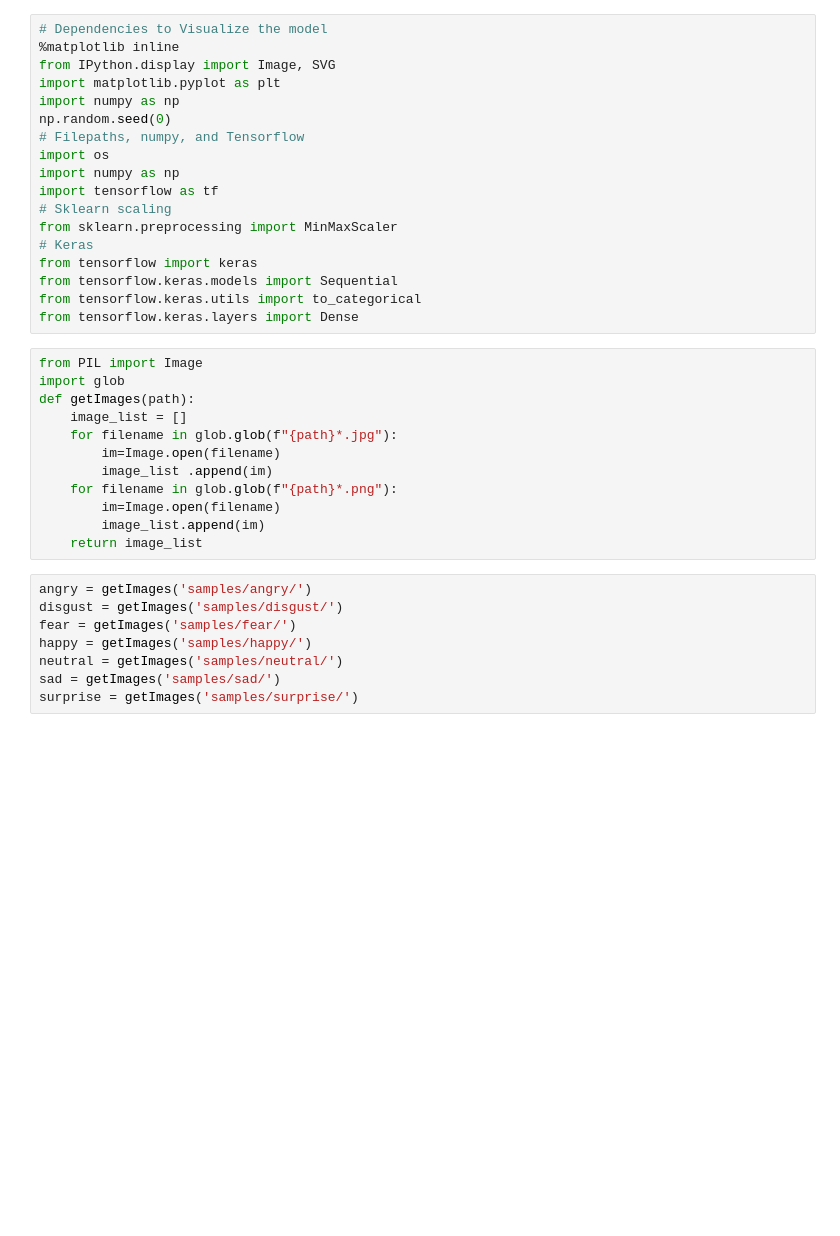
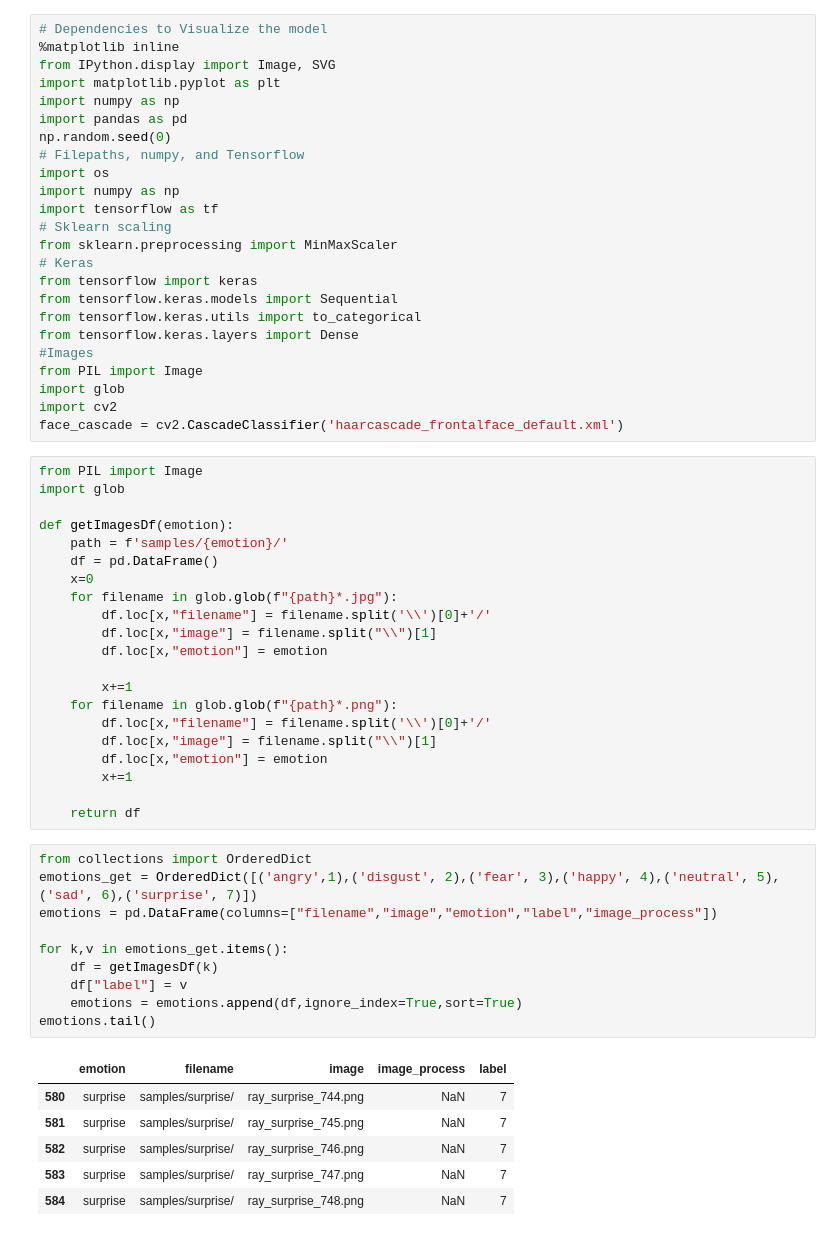
Before and after one commit to bethanylindberg/Xpressy, a Jupyter notebook: DataProcess.ipynb, the cells around one changed output. Saved outputs shown, nothing was run; the diff lists cells and outputs as text; blank space fills up the shorter version.

```diff
--- a/DataProcess.ipynb
+++ b/DataProcess.ipynb
@@ -4,6 +4,7 @@
 from IPython.display import Image, SVG
 import matplotlib.pyplot as plt
 import numpy as np
+import pandas as pd
 np.random.seed(0)
 # Filepaths, numpy, and Tensorflow
 import os
@@ -16,23 +17,46 @@ from tensorflow import keras
 from tensorflow.keras.models import Sequential
 from tensorflow.keras.utils import to_categorical
 from tensorflow.keras.layers import Dense
+#Images
+from PIL import Image
+import glob
+import cv2
+face_cascade = cv2.CascadeClassifier('haarcascade_frontalface_default.xml')
 # %%
 from PIL import Image
 import glob
-def getImages(path):
-    image_list = []
+
+def getImagesDf(emotion):
+    path = f'samples/{emotion}/'
+    df = pd.DataFrame()
+    x=0
     for filename in glob.glob(f"{path}*.jpg"):
-        im=Image.open(filename)
-        image_list .append(im)
+        df.loc[x,"filename"] = filename.split('\\')[0]+'/'
+        df.loc[x,"image"] = filename.split("\\")[1]
+        df.loc[x,"emotion"] = emotion
+
+        x+=1
     for filename in glob.glob(f"{path}*.png"):
-        im=Image.open(filename)
-        image_list.append(im)
-    return image_list
+        df.loc[x,"filename"] = filename.split('\\')[0]+'/'
+        df.loc[x,"image"] = filename.split("\\")[1]
+        df.loc[x,"emotion"] = emotion
+        x+=1
+
+    return df
-# %%
-angry = getImages('samples/angry/')
-disgust = getImages('samples/disgust/')
-fear = getImages('samples/fear/')
-happy = getImages('samples/happy/')
-neutral = getImages('samples/neutral/')
-sad = getImages('samples/sad/')
-surprise = getImages('samples/surprise/')
+# %%
+from collections import OrderedDict
+emotions_get = OrderedDict([('angry',1),('disgust', 2),('fear', 3),('happy', 4),('neutral', 5),('sad', 6),('surprise', 7)])
+emotions = pd.DataFrame(columns=["filename","image","emotion","label","image_process"])
+
+for k,v in emotions_get.items():
+    df = getImagesDf(k)
+    df["label"] = v
+    emotions = emotions.append(df,ignore_index=True,sort=True)
+emotions.tail()
+# %% [output]
+|  | emotion | filename | image | image_process | label |
+| 580 | surprise | samples/surprise/ | ray_surprise_744.png | NaN | 7 |
+| 581 | surprise | samples/surprise/ | ray_surprise_745.png | NaN | 7 |
+| 582 | surprise | samples/surprise/ | ray_surprise_746.png | NaN | 7 |
+| 583 | surprise | samples/surprise/ | ray_surprise_747.png | NaN | 7 |
+| 584 | surprise | samples/surprise/ | ray_surprise_748.png | NaN | 7 |
```
Also changed, not shown: parts of 13 cells of this notebook.
